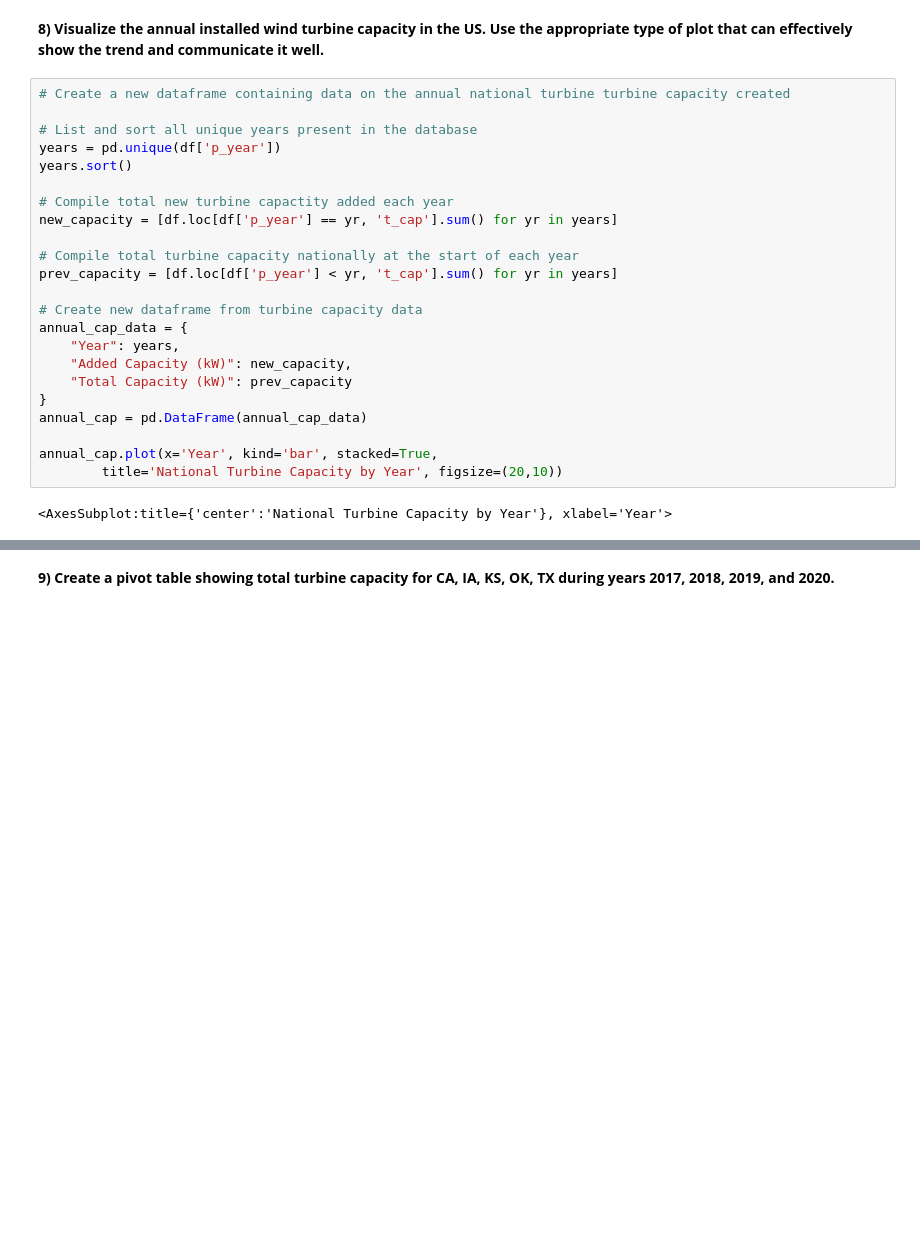
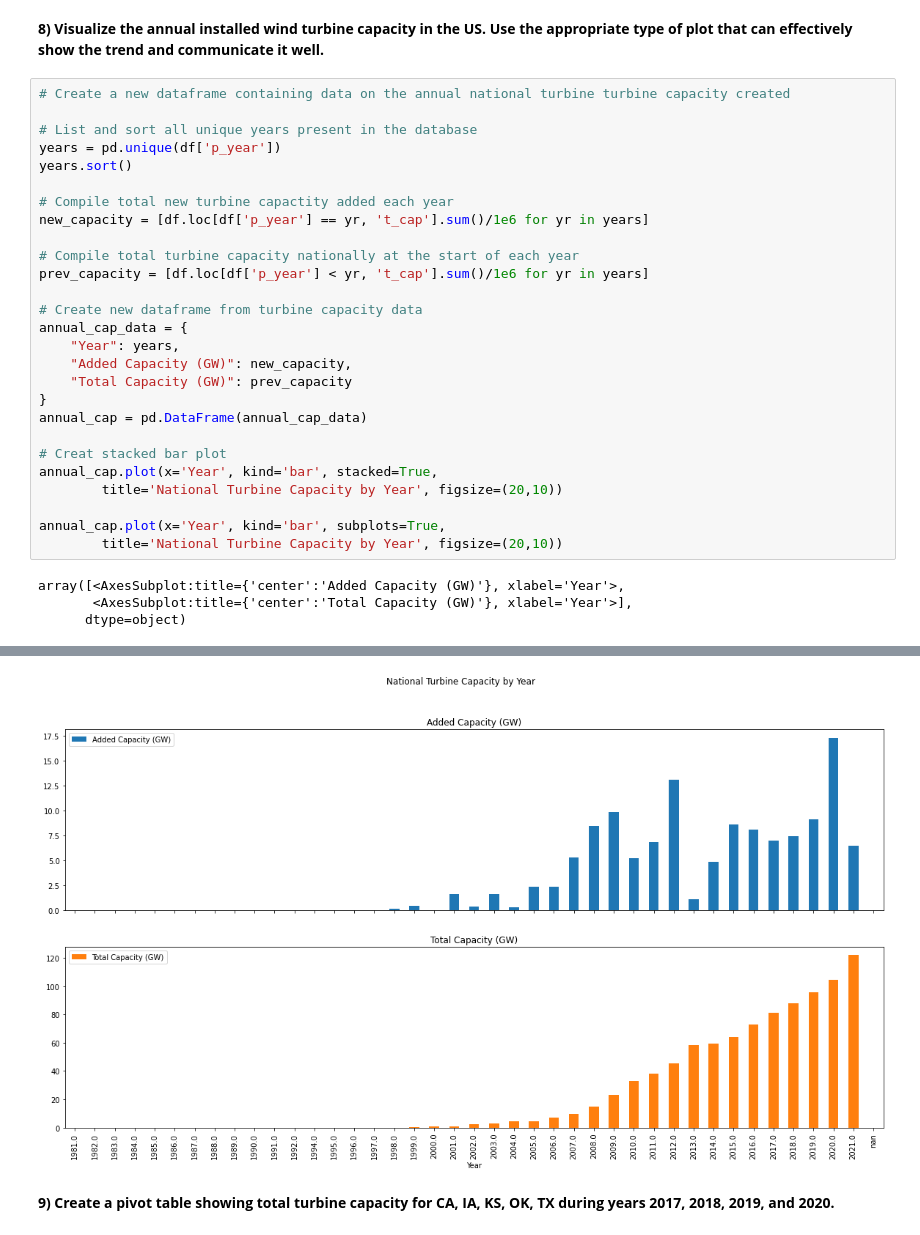
Before and after one commit to yairg98/Data-Driven-Problem-Solving, a Jupyter notebook: Midterm Project/Part 1/part1.ipynb, the cells around one changed output, grey strips where cells are left out. Cells and saved outputs as stored; diff of their text form; blank space fills up the shorter version.

Commit message:
Update part1.ipynb
Added a second plot to question 8

```diff
--- a/Midterm Project/Part 1/part1.ipynb
+++ b/Midterm Project/Part 1/part1.ipynb
@@ -172,29 +172,36 @@ plot that can effectively show the trend and communicate it well.**
 # %%
 # Create a new dataframe containing data on the annual national turbine turbine capacity created
 
 # List and sort all unique years present in the database
 years = pd.unique(df['p_year'])
 years.sort()
 
 # Compile total new turbine capactity added each year
-new_capacity = [df.loc[df['p_year'] == yr, 't_cap'].sum() for yr in years]
+new_capacity = [df.loc[df['p_year'] == yr, 't_cap'].sum()/1e6 for yr in years]
 
 # Compile total turbine capacity nationally at the start of each year
-prev_capacity = [df.loc[df['p_year'] < yr, 't_cap'].sum() for yr in years]
+prev_capacity = [df.loc[df['p_year'] < yr, 't_cap'].sum()/1e6 for yr in years]
 
 # Create new dataframe from turbine capacity data
 annual_cap_data = {
     "Year": years,
-    "Added Capacity (kW)": new_capacity,
-    "Total Capacity (kW)": prev_capacity
+    "Added Capacity (GW)": new_capacity,
+    "Total Capacity (GW)": prev_capacity
 }
 annual_cap = pd.DataFrame(annual_cap_data)
 
+# Creat stacked bar plot
 annual_cap.plot(x='Year', kind='bar', stacked=True,
         title='National Turbine Capacity by Year', figsize=(20,10))
+
+annual_cap.plot(x='Year', kind='bar', subplots=True,
+        title='National Turbine Capacity by Year', figsize=(20,10))
 # %% [output]
-<AxesSubplot:title={'center':'National Turbine Capacity by Year'}, xlabel='Year'>
+array([<AxesSubplot:title={'center':'Added Capacity (GW)'}, xlabel='Year'>,
+       <AxesSubplot:title={'center':'Total Capacity (GW)'}, xlabel='Year'>],
+      dtype=object)
 [figure]
+[figure, added]
 # %% [markdown]
 **9) Create a pivot table showing total turbine capacity for CA, IA, KS, OK, TX during years
 2017, 2018, 2019, and 2020.**
```
